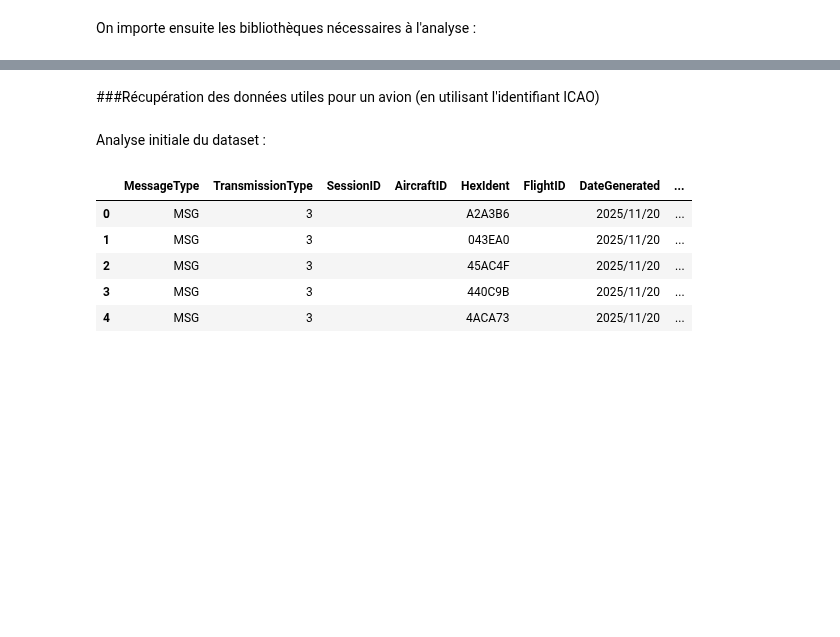
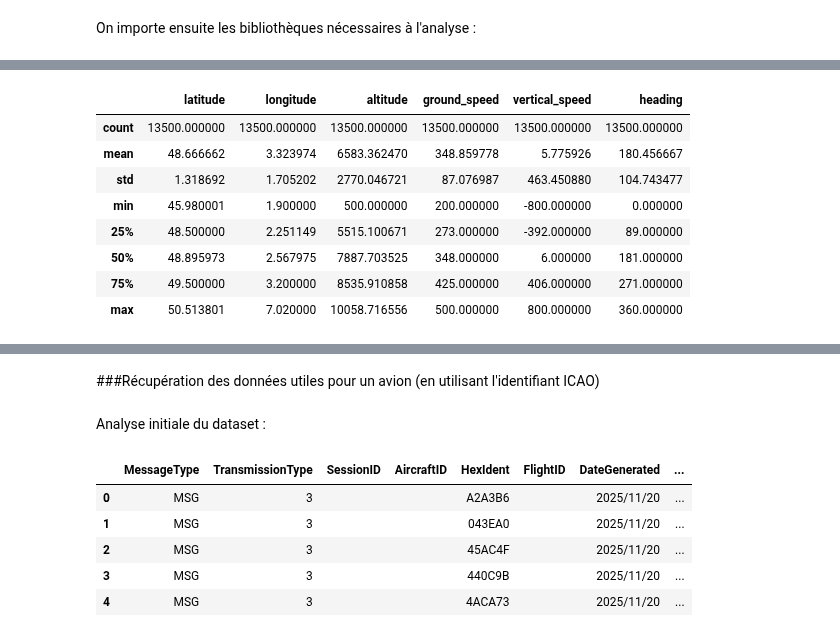
Before and after one commit to MGentieu/Data_analytics_aircraft_messages, a Jupyter notebook: Projet/GENTIEU_GOUESSE_Projet.ipynb, the cells around one changed output, grey strips where cells are left out. Cells and saved outputs as stored; diff of their text form; code cells hidden in the pictures; blank space fills up the shorter version.

```diff
--- a/Projet/GENTIEU_GOUESSE_Projet.ipynb
+++ b/Projet/GENTIEU_GOUESSE_Projet.ipynb
@@ -86,0 +92,12 @@ Fichier existant trouvé : /content/Data_analytics_aircraft_messages/TP2/adsb_da
+# %%
+df.describe()
+# %% [output]
+|  | latitude | longitude | altitude | ground_speed | vertical_speed | heading |
+| count | 13500.000000 | 13500.000000 | 13500.000000 | 13500.000000 | 13500.000000 | 13500.000000 |
+| mean | 48.666662 | 3.323974 | 6583.362470 | 348.859778 | 5.775926 | 180.456667 |
+| std | 1.318692 | 1.705202 | 2770.046721 | 87.076987 | 463.450880 | 104.743477 |
+| min | 45.980001 | 1.900000 | 500.000000 | 200.000000 | -800.000000 | 0.000000 |
+| 25% | 48.500000 | 2.251149 | 5515.100671 | 273.000000 | -392.000000 | 89.000000 |
+| 50% | 48.895973 | 2.567975 | 7887.703525 | 348.000000 | 6.000000 | 181.000000 |
+| 75% | 49.500000 | 3.200000 | 8535.910858 | 425.000000 | 406.000000 | 271.000000 |
+| max | 50.513801 | 7.020000 | 10058.716556 | 500.000000 | 800.000000 | 360.000000 |
```
Also changed, not shown: parts of 11 cells of this notebook.
